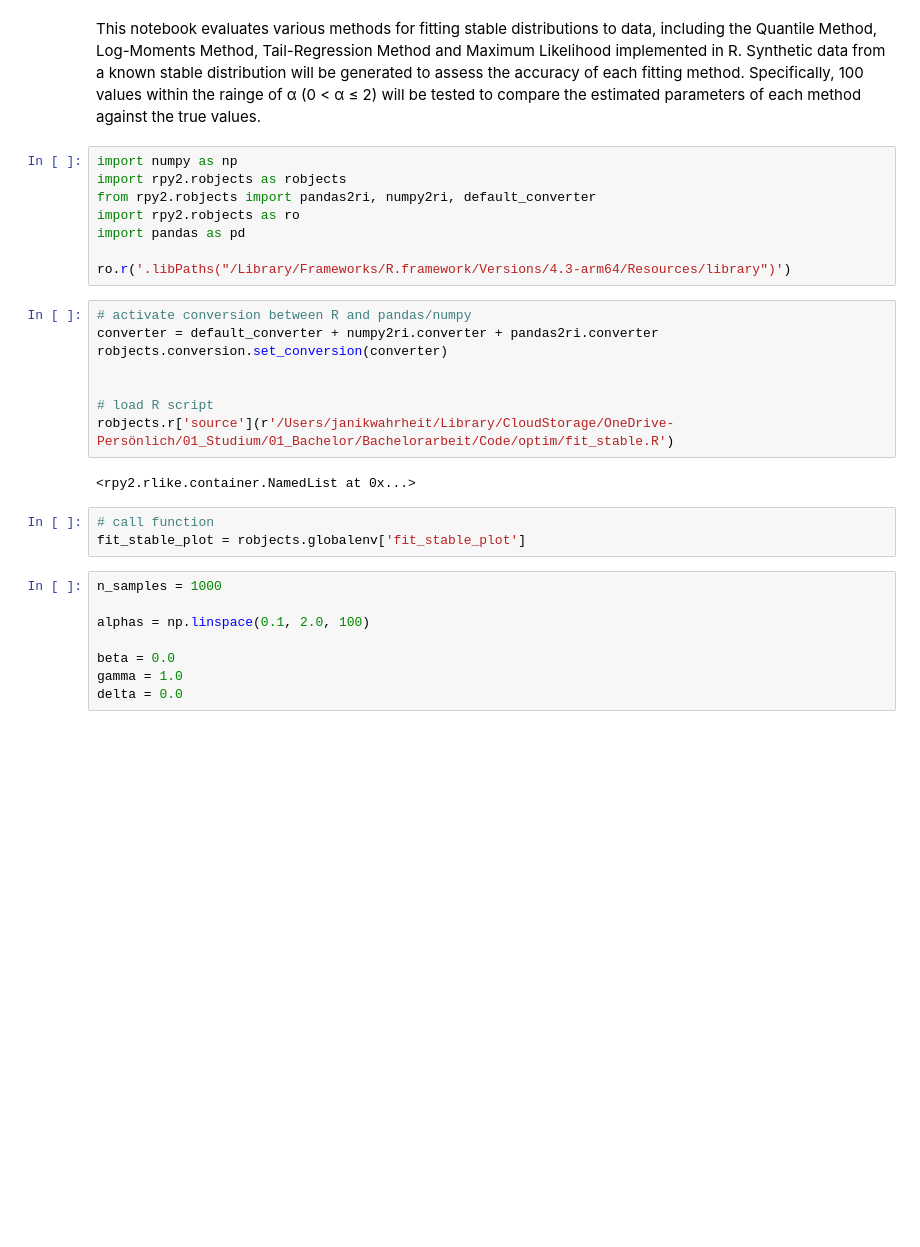
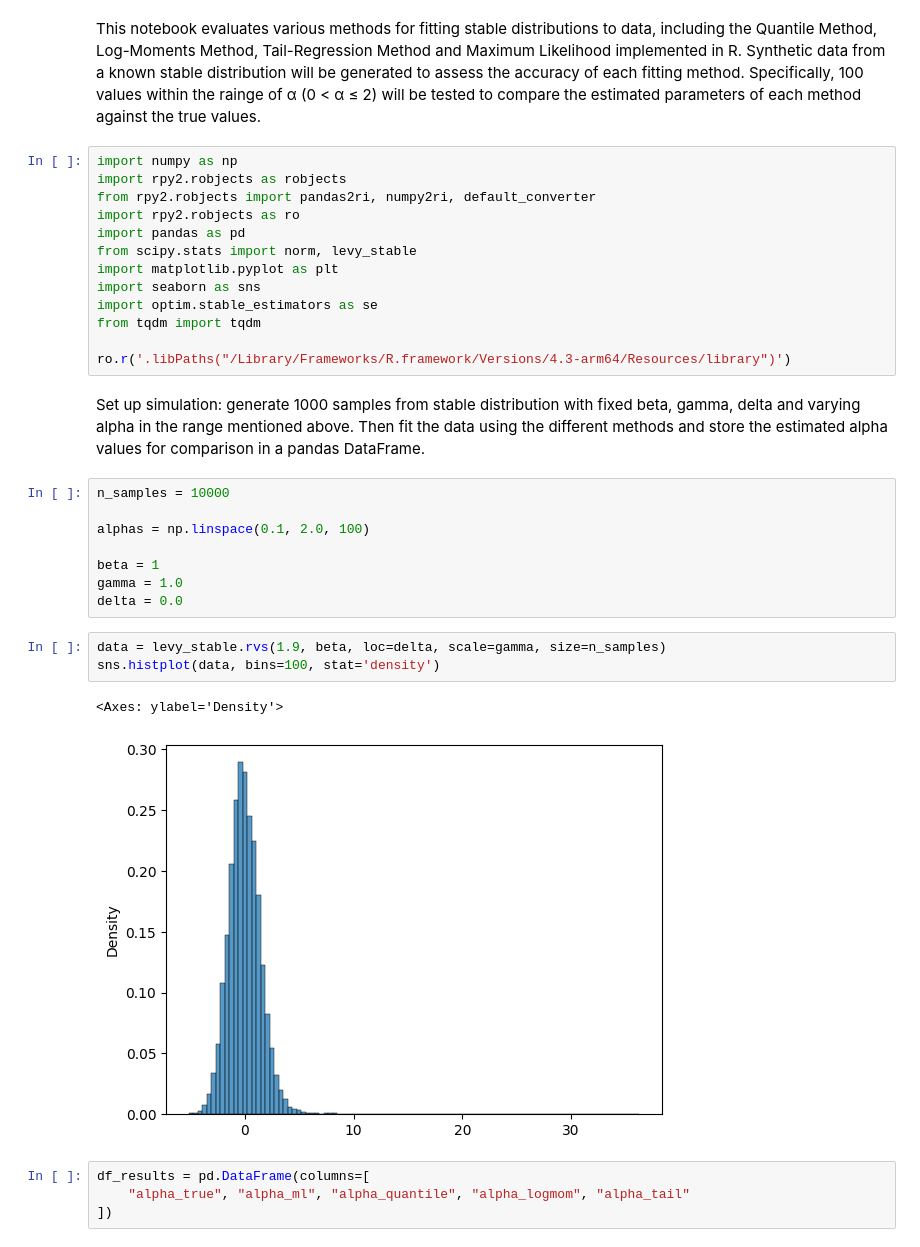
Before and after one commit to janikWa/BachelorThesis, a Jupyter notebook: stable_fitting_eval.ipynb, the cells around one changed output. Cells and saved outputs as stored; diff of their text form; blank space fills up the shorter version.

Commit message:
add efficient fitting methods, add evaluations

```diff
--- a/stable_fitting_eval.ipynb
+++ b/stable_fitting_eval.ipynb
@@ -8,26 +8,30 @@ import rpy2.robjects as robjects
 from rpy2.robjects import pandas2ri, numpy2ri, default_converter
 import rpy2.robjects as ro
 import pandas as pd
+from scipy.stats import norm, levy_stable
+import matplotlib.pyplot as plt
+import seaborn as sns
+import optim.stable_estimators as se
+from tqdm import tqdm
 
 ro.r('.libPaths("/Library/Frameworks/R.framework/Versions/4.3-arm64/Resources/library")')
-# %%
-# activate conversion between R and pandas/numpy
-converter = default_converter + numpy2ri.converter + pandas2ri.converter
-robjects.conversion.set_conversion(converter)
-
-
-# load R script
-robjects.r['source'](r'/Users/janikwahrheit/Library/CloudStorage/OneDrive-Persönlich/01_Studium/01_Bachelor/Bachelorarbeit/Code/optim/fit_stable.R')
-# %% [output]
-<rpy2.rlike.container.NamedList at 0x...>
-# %%
-# call function
-fit_stable_plot = robjects.globalenv['fit_stable_plot']
+# %% [markdown]
+Set up simulation: generate 1000 samples from stable distribution with fixed beta, gamma, delta and varying alpha in the range mentioned above. Then fit the data using the different methods and store the estimated alpha values for comparison in a pandas DataFrame.
 # %%
-n_samples = 1000
+n_samples = 10000
 
 alphas = np.linspace(0.1, 2.0, 100)
 
-beta = 0.0
+beta = 1
 gamma = 1.0
 delta = 0.0
+# %%
+data = levy_stable.rvs(1.9, beta, loc=delta, scale=gamma, size=n_samples)
+sns.histplot(data, bins=100, stat='density')
+# %% [output]
+<Axes: ylabel='Density'>
+[figure, added]
+# %%
+df_results = pd.DataFrame(columns=[
+    "alpha_true", "alpha_ml", "alpha_quantile", "alpha_logmom", "alpha_tail"
+])
```
Also changed, not shown: parts of 9 cells of this notebook, 3 other files.
